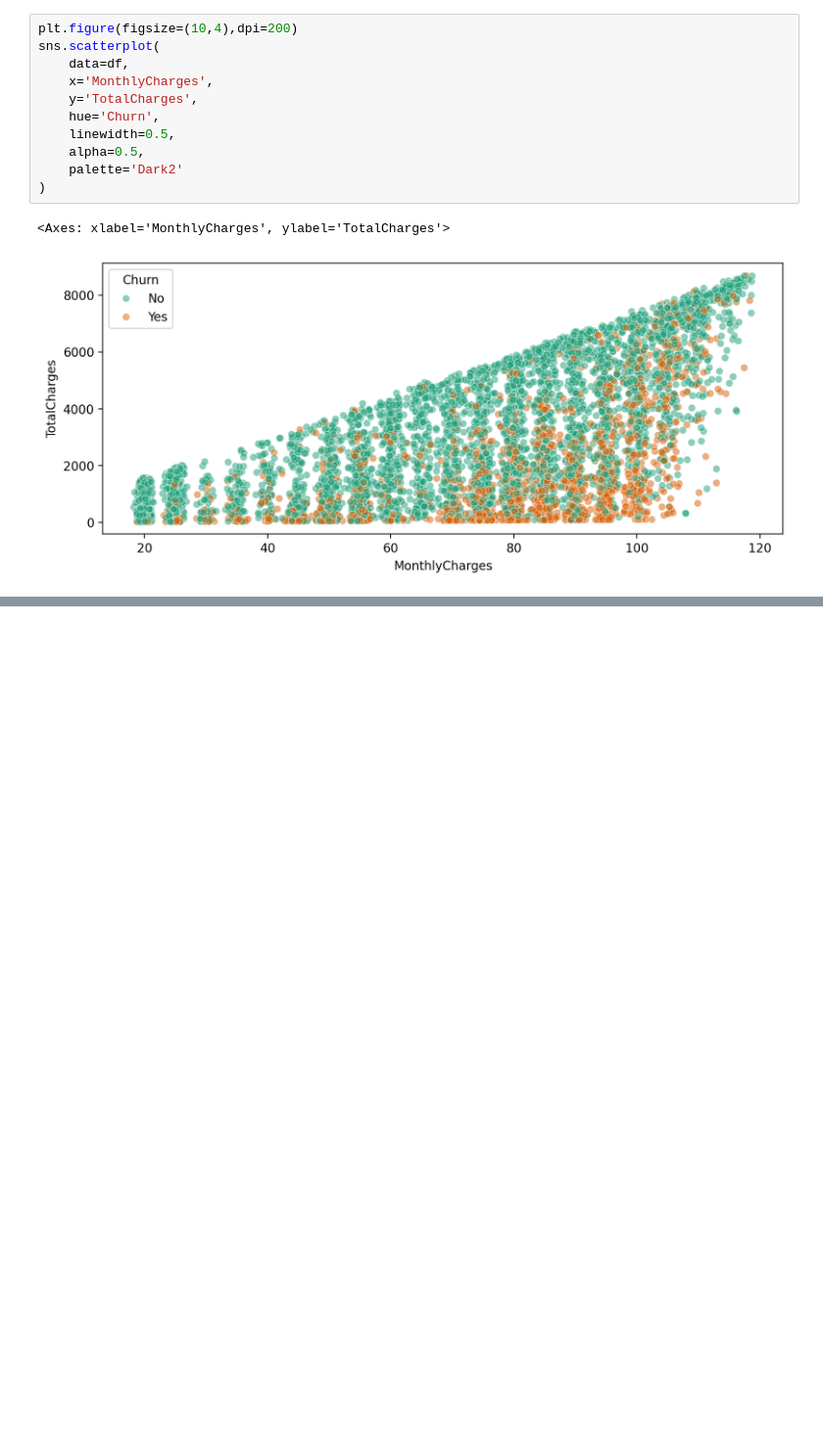
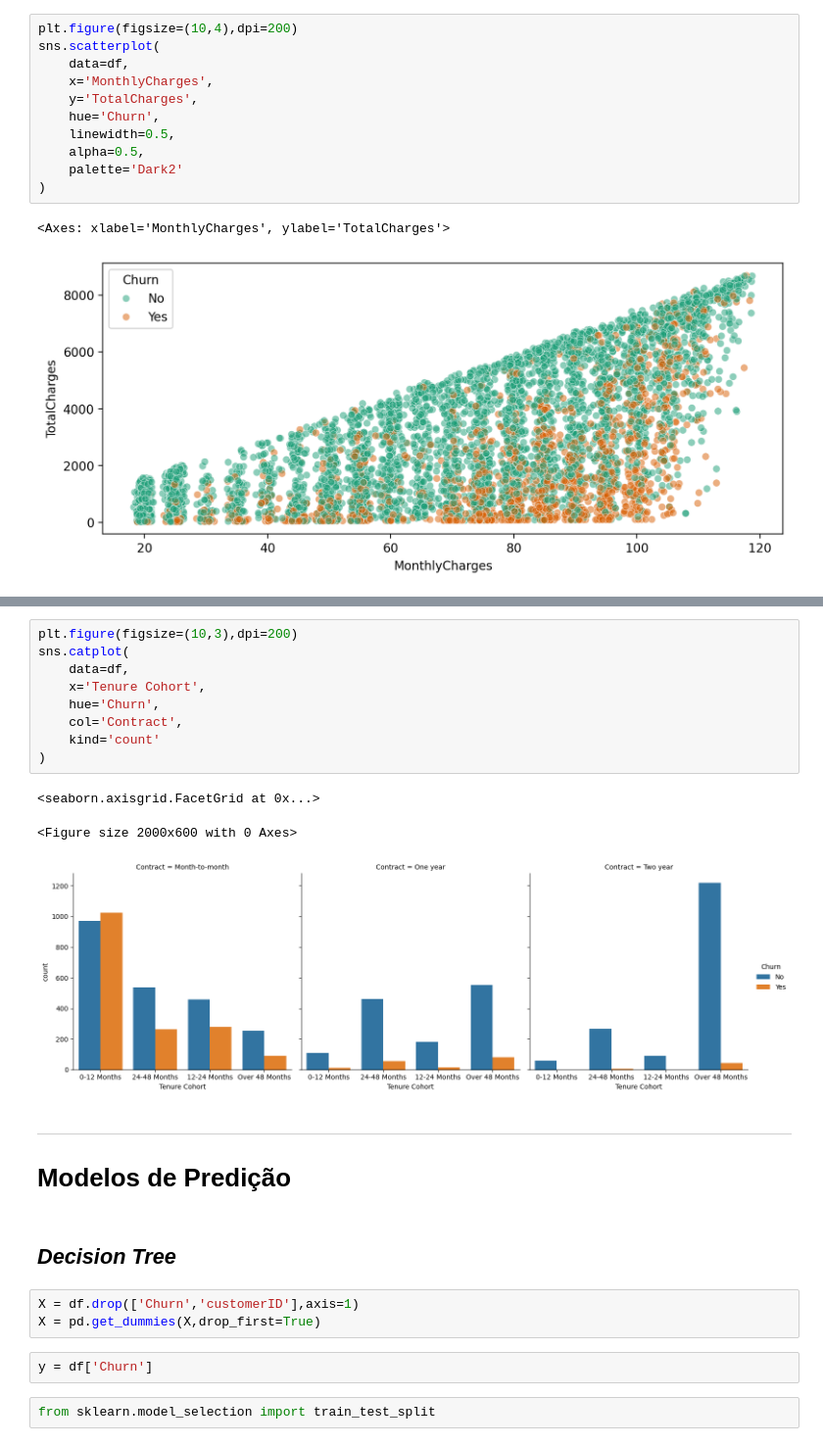
Before and after one commit to AleCecilio/Aprendendo_Machine_Learning_Data_Science, a Jupyter notebook: 12_Supervised_Learning_Capstone_Project/01_sup_learning_capstone_tree_methods.ipynb, the cells around one changed output, grey strips where cells are left out. Shown at 98% size. Saved outputs shown, nothing was run; the diff lists cells and outputs as text; blank space fills up the shorter version.

Commit message:
Finalização do módulo de exercício de Decision Trees, explorando módelos e parâmetros na prática

```diff
--- a/12_Supervised_Learning_Capstone_Project/01_sup_learning_capstone_tree_methods.ipynb
+++ b/12_Supervised_Learning_Capstone_Project/01_sup_learning_capstone_tree_methods.ipynb
@@ -196,0 +281,26 @@ sns.scatterplot(
+# %%
+plt.figure(figsize=(10,3),dpi=200)
+sns.catplot(
+    data=df,
+    x='Tenure Cohort',
+    hue='Churn',
+    col='Contract',
+    kind='count'
+)
+# %% [output]
+<seaborn.axisgrid.FacetGrid at 0x...>
+<Figure size 2000x600 with 0 Axes>
+[figure, added]
+# %% [markdown]
+---
+# Modelos de Predição
+# %% [markdown]
+
+## *Decision Tree*
+# %%
+X = df.drop(['Churn','customerID'],axis=1)
+X = pd.get_dummies(X,drop_first=True)
+# %%
+y = df['Churn']
+# %%
+from sklearn.model_selection import train_test_split
```
Also changed, not shown: parts of 59 cells of this notebook.
